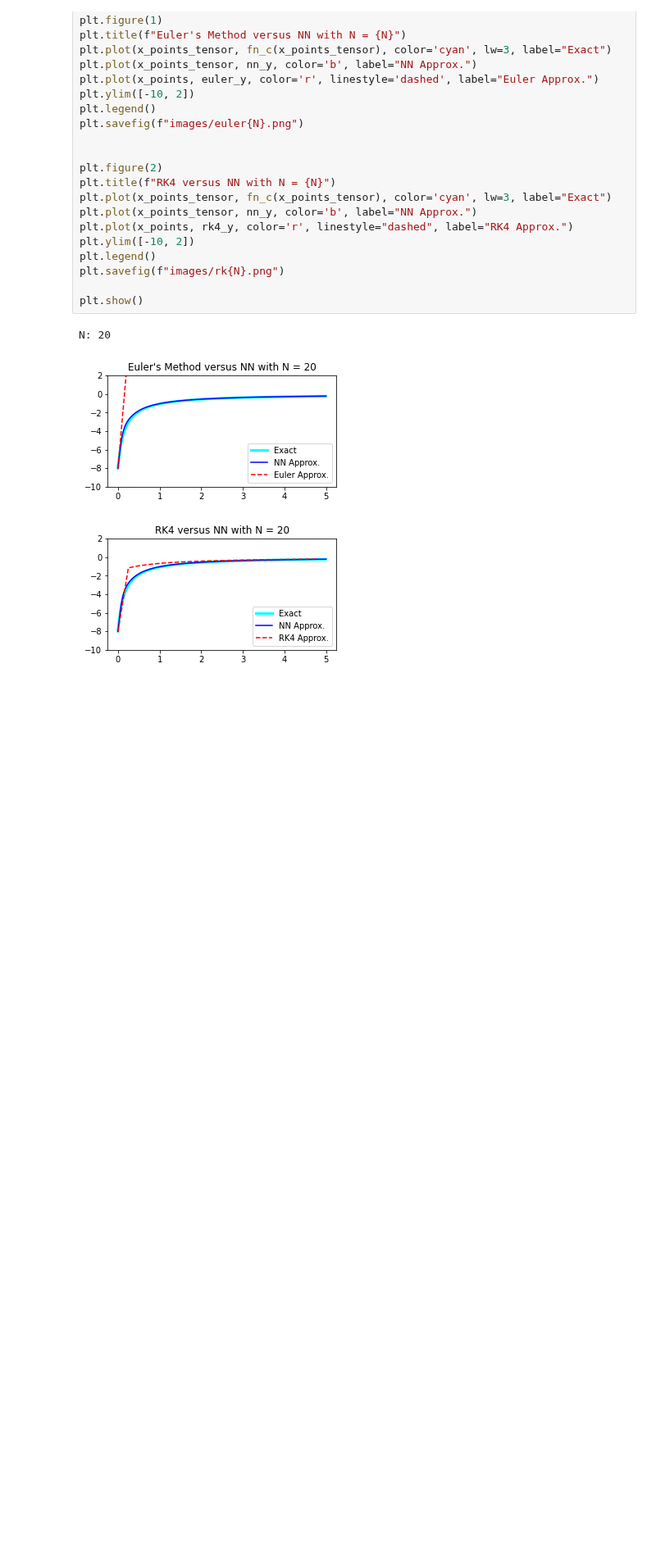
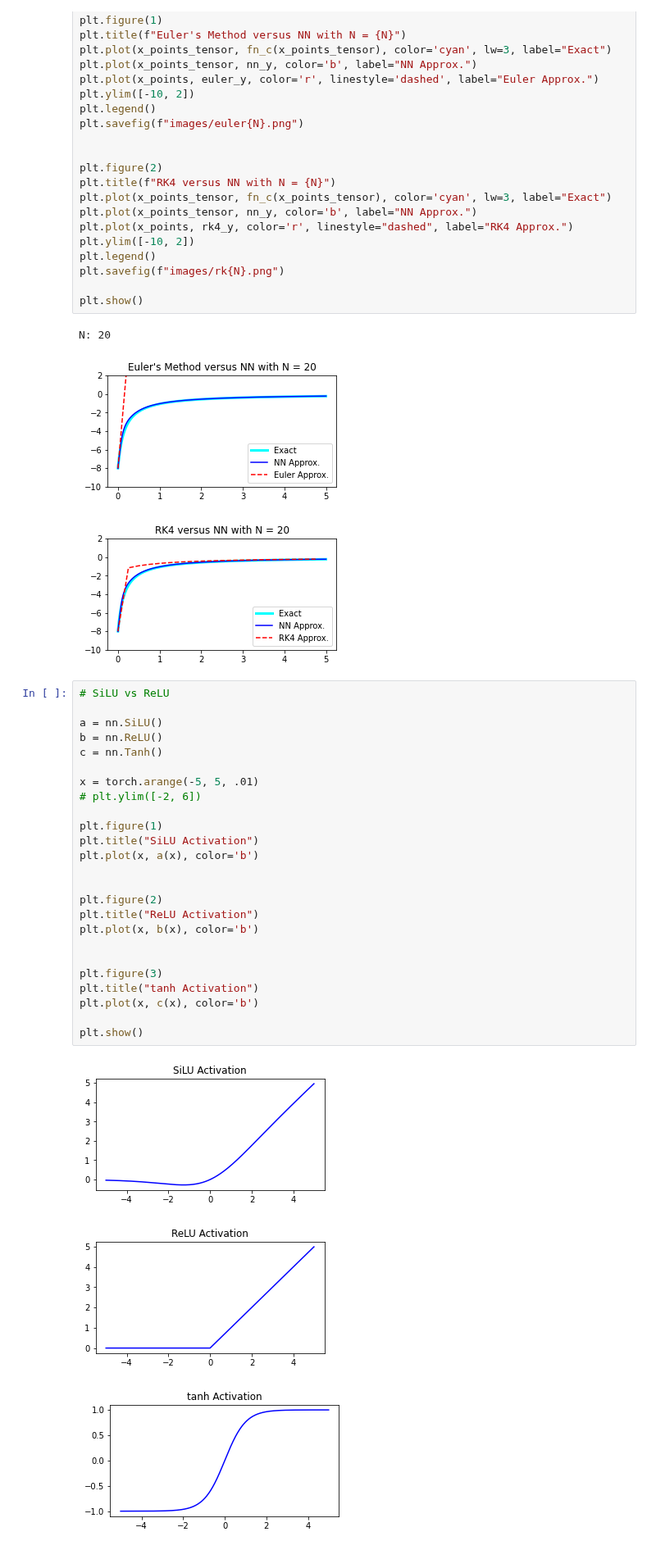
Before and after one commit to siddha20/CSCI4962, a Jupyter notebook: Project/project.ipynb, the cells around one changed output. Shown at 82% size. Drawn from its saved outputs; the diff is of its cells as text; blank space fills up the shorter version.

```diff
--- a/Project/project.ipynb
+++ b/Project/project.ipynb
@@ -353,4 +350,33 @@ plt.show()
 N: 20
 [figure]
 [figure]
+# %%
+# SiLU vs ReLU
+
+a = nn.SiLU()
+b = nn.ReLU()
+c = nn.Tanh()
+
+x = torch.arange(-5, 5, .01)
+# plt.ylim([-2, 6])
+
+plt.figure(1)
+plt.title("SiLU Activation")
+plt.plot(x, a(x), color='b')
+
+
+plt.figure(2)
+plt.title("ReLU Activation")
+plt.plot(x, b(x), color='b')
+
+
+plt.figure(3)
+plt.title("tanh Activation")
+plt.plot(x, c(x), color='b')
+
+plt.show()
+# %% [output]
+[figure, added]
+[figure, added]
+[figure, added]
 # %%
```
Also changed, not shown: parts of 5 cells of this notebook, 11 other files.
